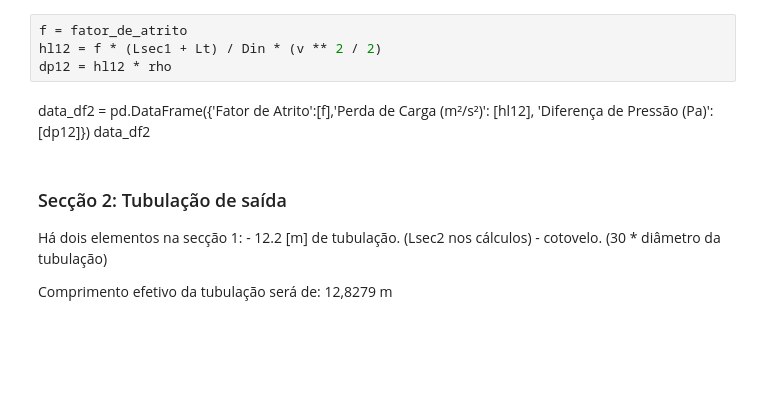
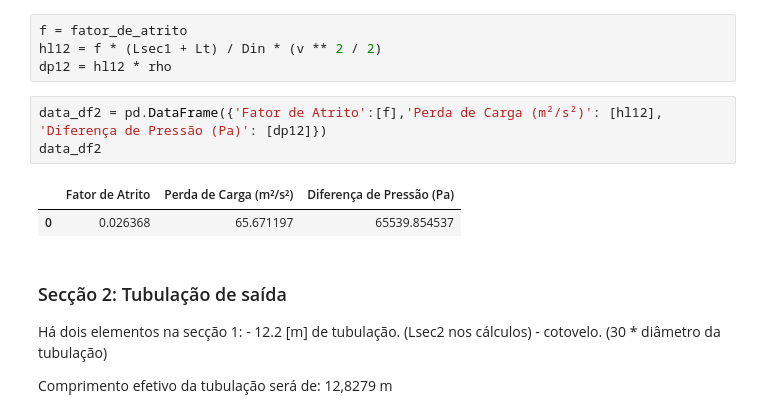
Before and after one commit to ahpqmiranda/ufpa_materiais, a Jupyter notebook: Mecânica dos Fluidos/análise da equação de colebroke.ipynb, the cells around one changed output. Saved outputs shown, nothing was run; the diff lists cells and outputs as text; blank space fills up the shorter version.

```diff
--- a/Mecânica dos Fluidos/análise da equação de colebroke.ipynb
+++ b/Mecânica dos Fluidos/análise da equação de colebroke.ipynb
@@ -113,9 +118,12 @@ fator_de_atrito, results = optimize.newton(colebroke, f0, colebroke_derivada, fu
 f = fator_de_atrito
 hl12 = f * (Lsec1 + Lt) / Din * (v ** 2 / 2)
 dp12 = hl12 * rho
-# %% [markdown]
-data_df2 = pd.DataFrame({'Fator de Atrito':[f],'Perda de Carga (m²/s²)': [hl12], 'Diferença de Pressão (Pa)': [dp12]})
-data_df2
+# %%
+data_df2 = pd.DataFrame({'Fator de Atrito':[f],'Perda de Carga (m²/s²)': [hl12], 'Diferença de Pressão (Pa)': [dp12]})
+data_df2
+# %% [output]
+|  | Fator de Atrito | Perda de Carga (m²/s²) | Diferença de Pressão (Pa) |
+| 0 | 0.026368 | 65.671197 | 65539.854537 |
 # %% [markdown]
 ### Secção 2: Tubulação de saída
 Há dois elementos na secção 1:
```
Also changed, not shown: parts of 17 cells of this notebook.
